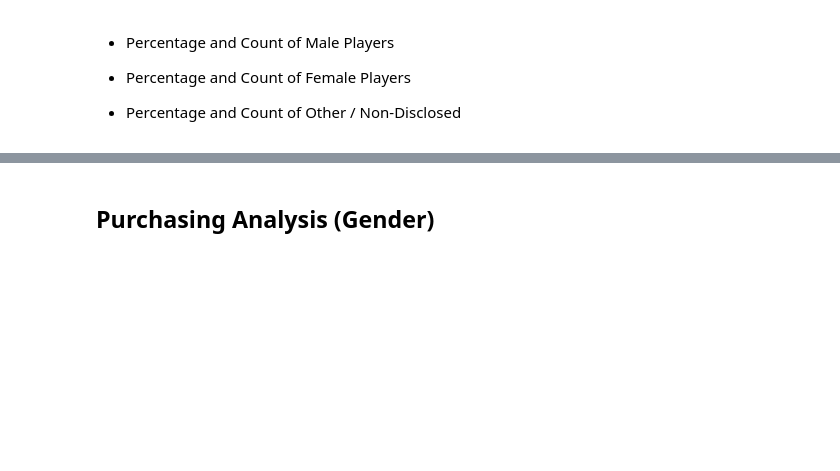
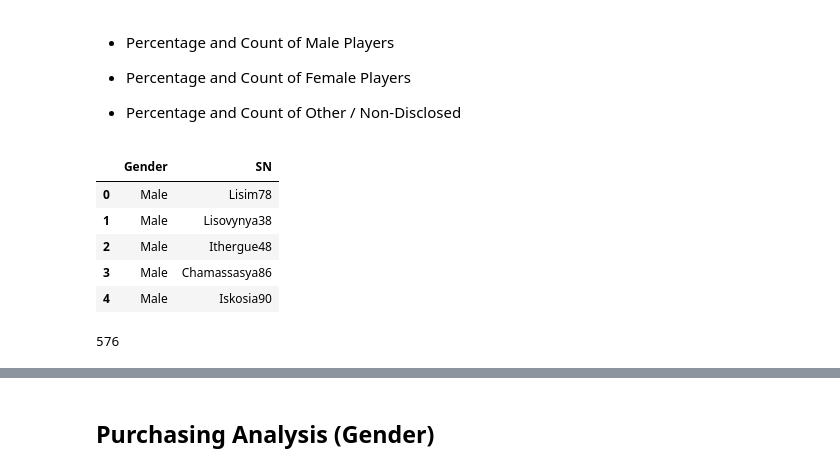
Before and after one commit to SBoyce02/pandas_challenge2, a Jupyter notebook: HeroesOfPymoli/HeroesOfPymoli_SB.ipynb, the cells around one changed output, grey strips where cells are left out. Cells and saved outputs as stored; diff of their text form; code cells hidden in the pictures; blank space fills up the shorter version.

Commit message:
chagnes to gender demo

```diff
--- a/HeroesOfPymoli/HeroesOfPymoli_SB.ipynb
+++ b/HeroesOfPymoli/HeroesOfPymoli_SB.ipynb
@@ -83,3 +84,19 @@ purchase_analysis_df
 
 
 * Percentage and Count of Other / Non-Disclosed
+# %%
+gender_df=purchase_df[['Gender', 'SN']]
+gender_df.head()
+# %% [output]
+|  | Gender | SN |
+| 0 | Male | Lisim78 |
+| 1 | Male | Lisovynya38 |
+| 2 | Male | Ithergue48 |
+| 3 | Male | Chamassasya86 |
+| 4 | Male | Iskosia90 |
+# %%
+gender_df=gender_df.drop_duplicates()
+total_count=gender_df['Gender'].count()
+total_count
+# %% [output]
+576
```
Also changed, not shown: parts of 6 cells of this notebook.
